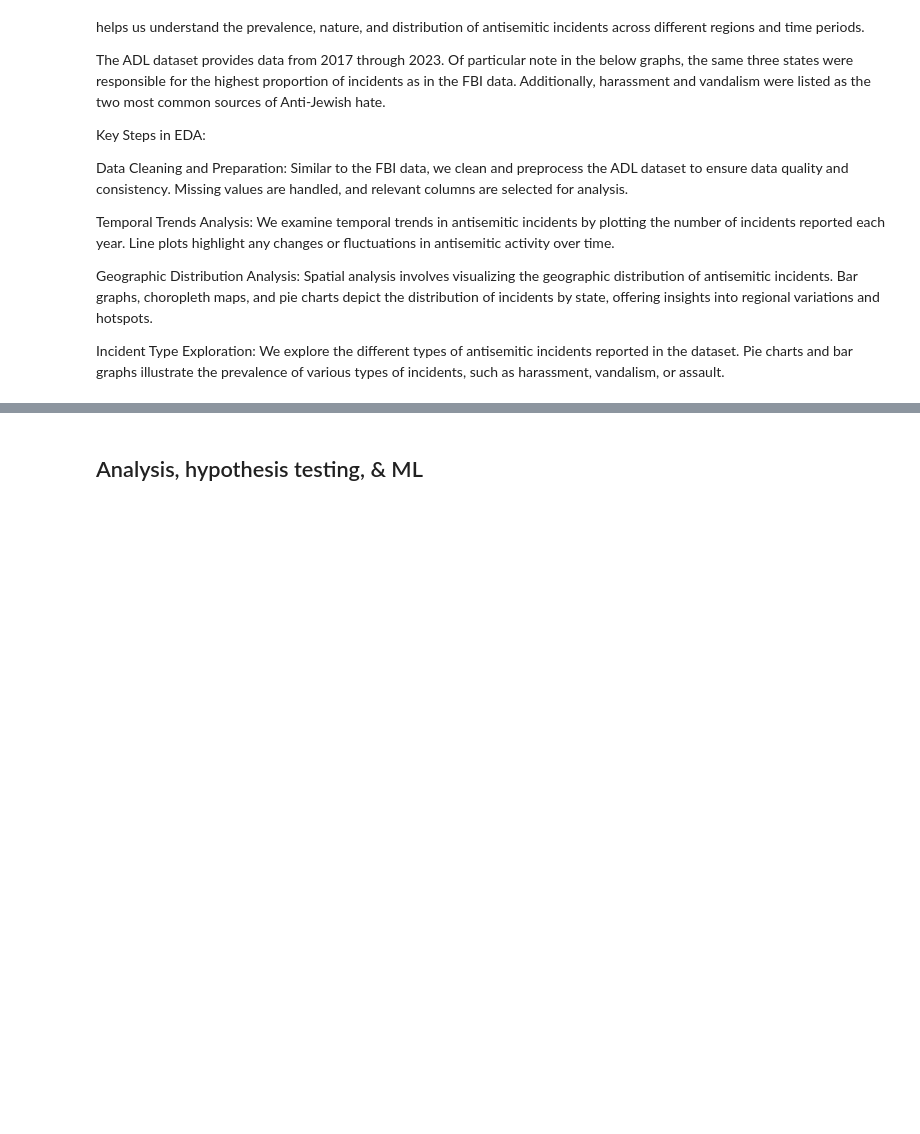
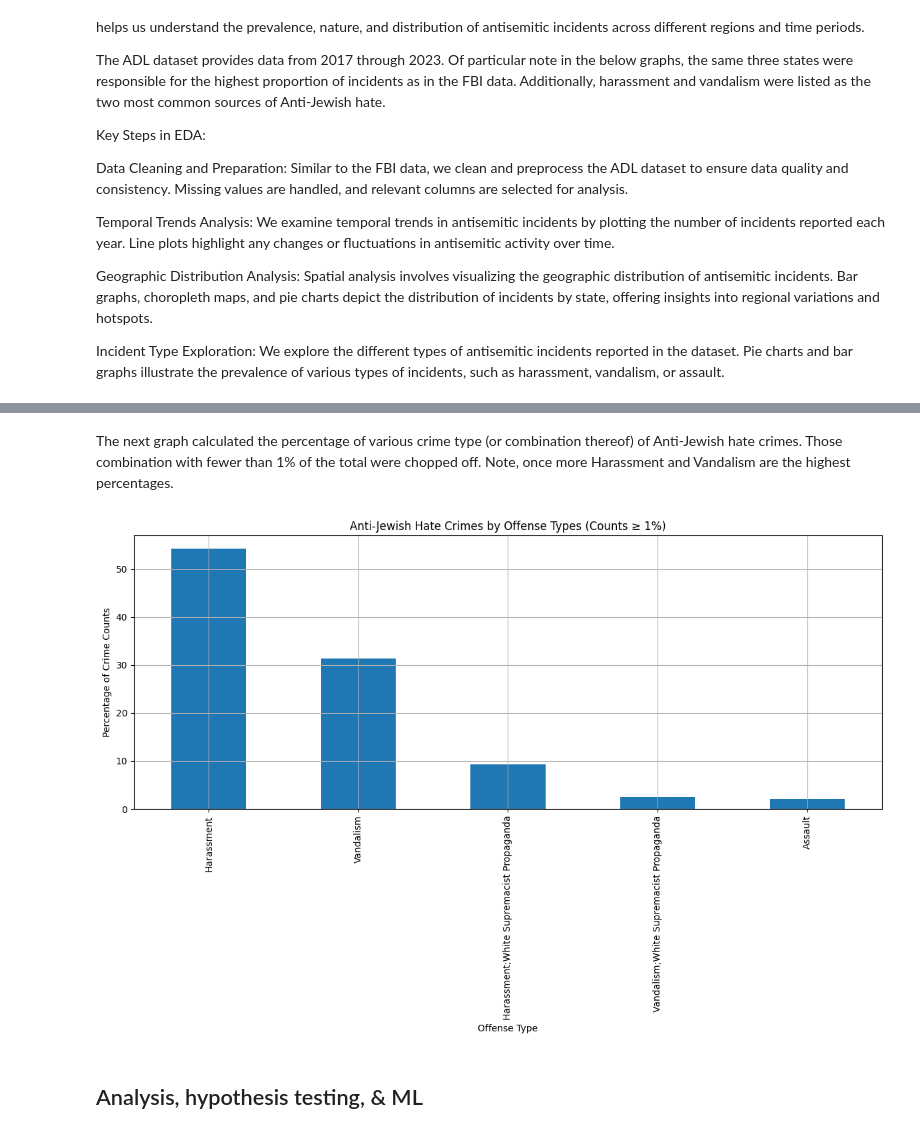
Before and after one commit to e-sider/cmsc320-final, a Jupyter notebook: newer_final_tutorial.ipynb, the cells around one changed output, grey strips where cells are left out. Drawn from its saved outputs; the diff is of its cells as text; code cells hidden in the pictures; blank space fills up the shorter version.

```diff
--- a/newer_final_tutorial.ipynb
+++ b/newer_final_tutorial.ipynb
@@ -452,3 +420,23 @@ plt.show()
+# %% [markdown]
+The next graph calculated the percentage of various crime type (or combination thereof) of Anti-Jewish hate crimes. Those combination with fewer than 1% of the total were chopped off. Note, once more Harassment and Vandalism are the highest percentages.
+# %%
+# Calculate the percentage of each offense type
+crime_percentage_per_offense = adl_antisemetic_data['offense type'].value_counts(normalize=True) * 100
+
+# Filter offense types with counts below 1%
+crime_percentage_per_offense = crime_percentage_per_offense[crime_percentage_per_offense >= 1]
+
+# Plotting
+plt.figure(figsize=(12, 8))
+crime_percentage_per_offense.plot(kind='bar')
+plt.title('Anti-Jewish Hate Crimes by Offense Types (Counts ≥ 1%)')
+plt.xlabel('Offense Type')
+plt.ylabel('Percentage of Crime Counts')
+plt.grid(True)
+plt.tight_layout()
+plt.show()
+# %% [output]
+[figure, added]
 # %% [markdown]
 ## Analysis, hypothesis testing, & ML
 # %% [markdown]
```
Also changed, not shown: parts of 12 cells of this notebook.
